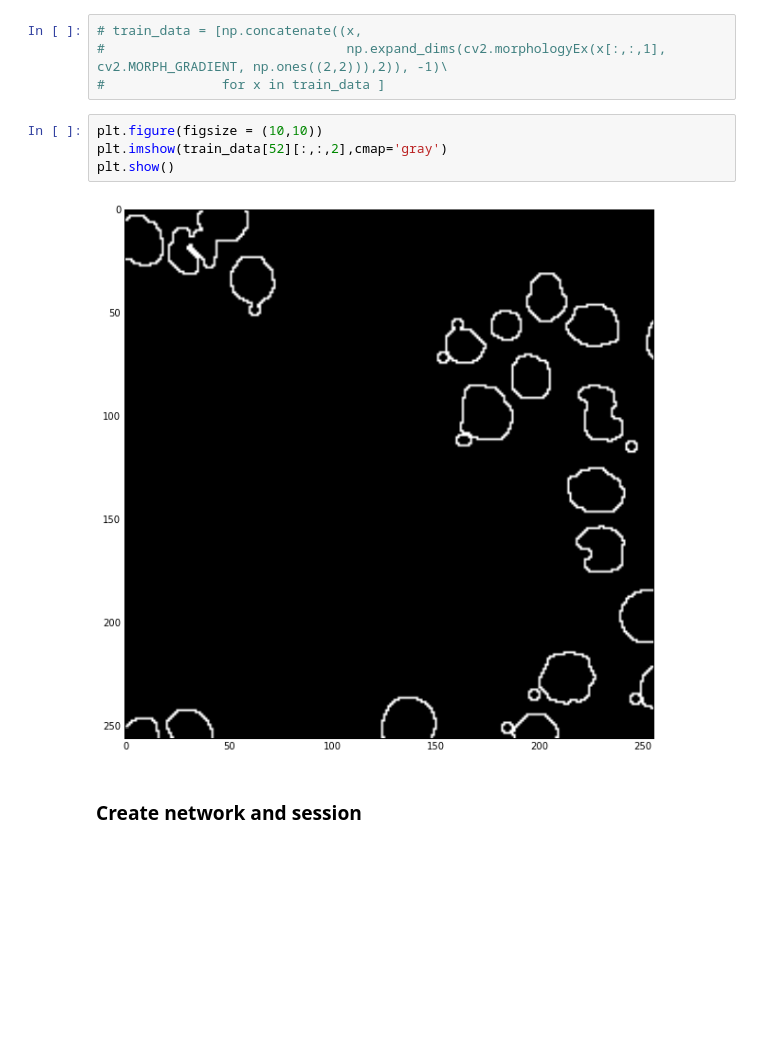
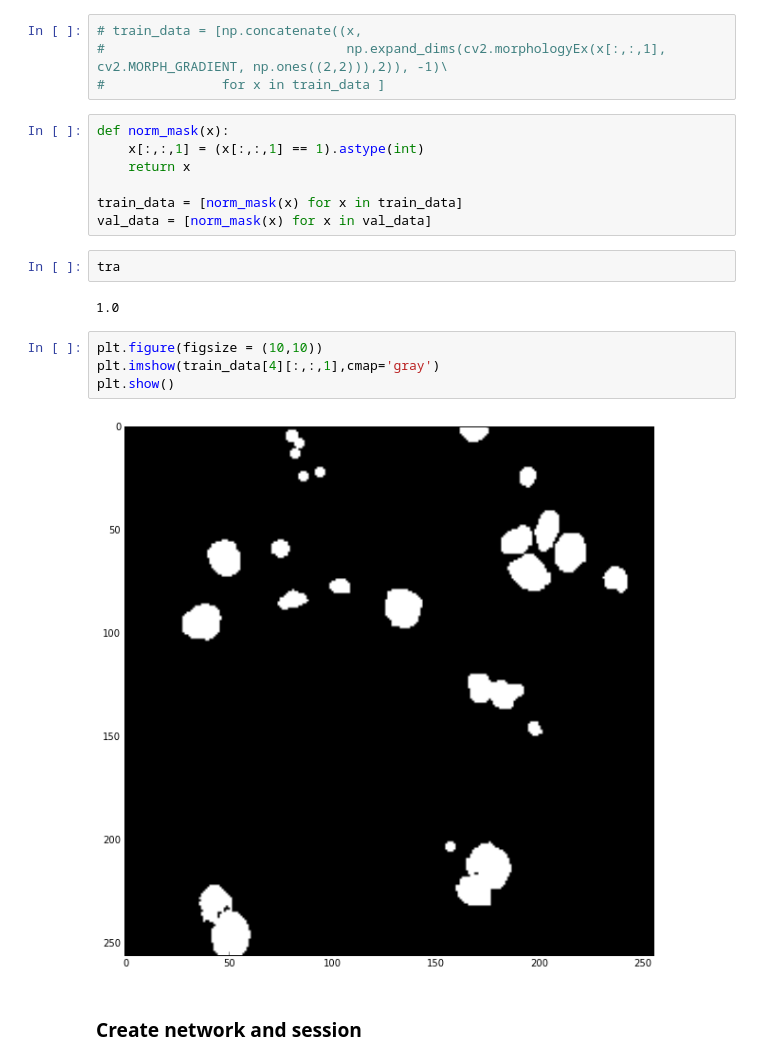
Before and after one commit to rykachevskiy/ds_bowl_2018, a Jupyter notebook: notebooks/Unet.ipynb, the cells around one changed output. Cells and saved outputs as stored; diff of their text form; blank space fills up the shorter version.

```diff
--- a/notebooks/Unet.ipynb
+++ b/notebooks/Unet.ipynb
@@ -33,12 +33,23 @@ val_data = [np.load(path + "val/" + name) for name in val_names]
 # train_data = [np.concatenate((x,
 #                               np.expand_dims(cv2.morphologyEx(x[:,:,1], cv2.MORPH_GRADIENT, np.ones((2,2))),2)), -1)\
 #               for x in train_data ]
+# %%
+def norm_mask(x):
+    x[:,:,1] = (x[:,:,1] == 1).astype(int)
+    return x
+
+train_data = [norm_mask(x) for x in train_data]
+val_data = [norm_mask(x) for x in val_data]
+# %%
+tra
+# %% [output]
+1.0
 # %%
 plt.figure(figsize = (10,10))
-plt.imshow(train_data[52][:,:,2],cmap='gray')
+plt.imshow(train_data[4][:,:,1],cmap='gray')
 plt.show()
 # %% [output]
-[figure, old version]
+[figure, new version]
 # %% [markdown]
 ### Create network and session
 # %%
```
Also changed, not shown: parts of 15 cells of this notebook.
